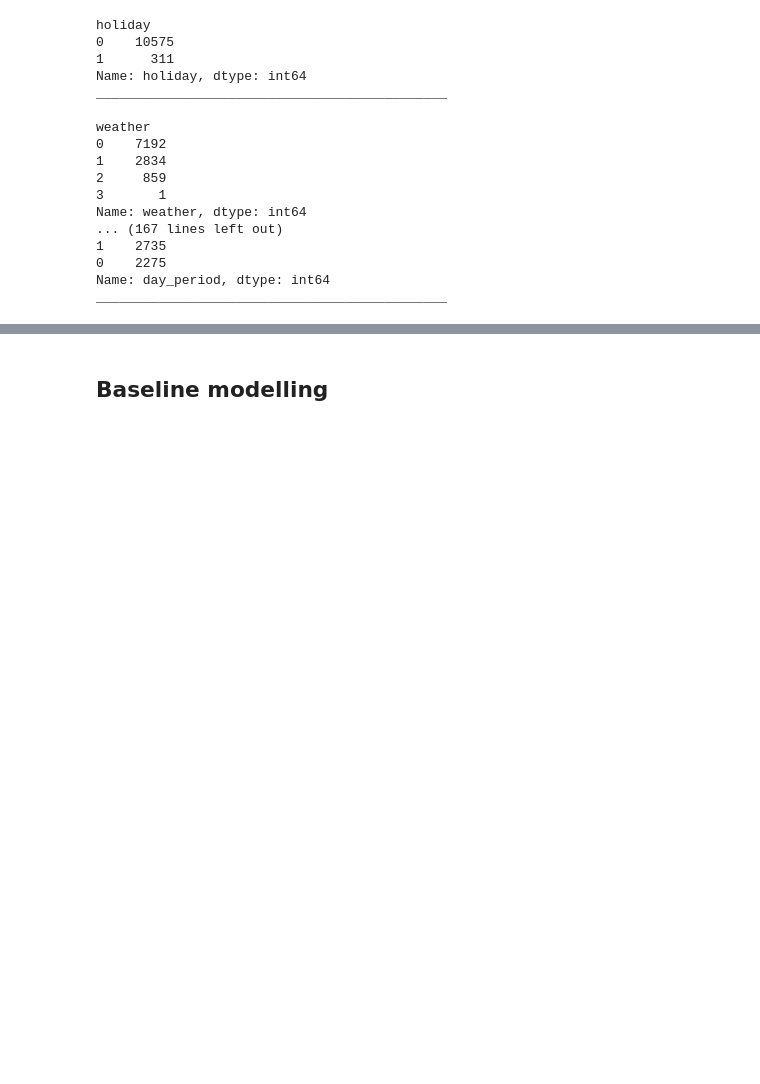
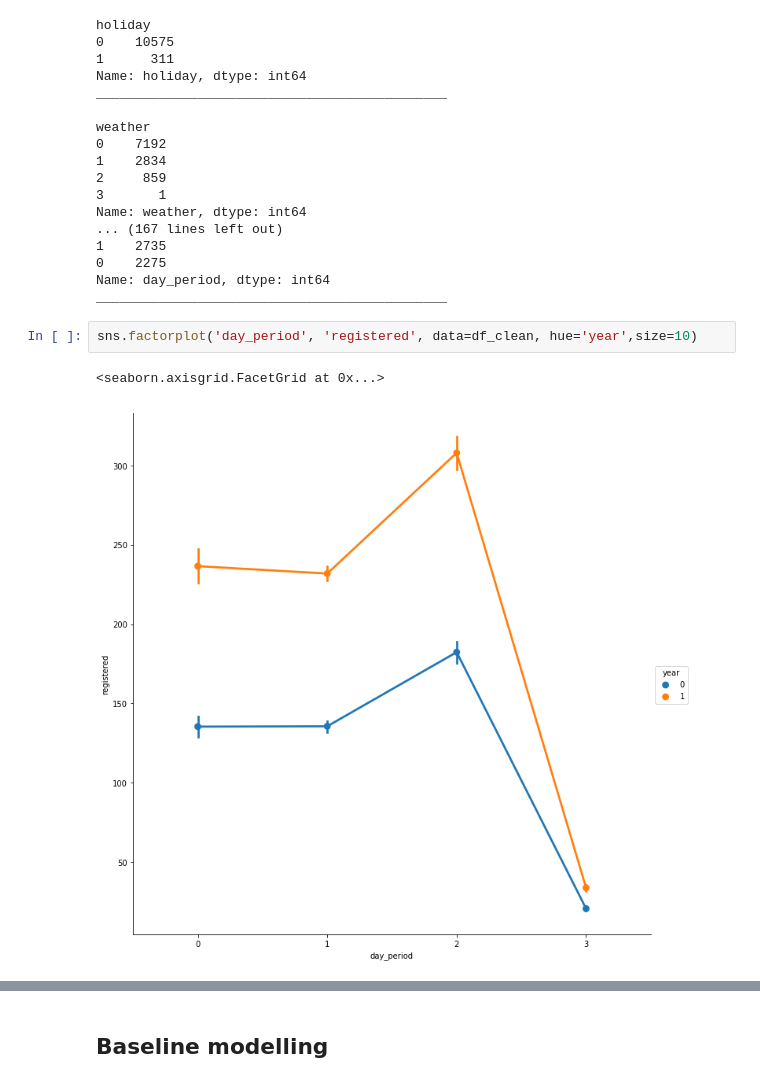
Before and after one commit to rojaster/sfml, a Jupyter notebook: hw04/lesson_04_homework/regression-skillfactory-hw.ipynb, the cells around one changed output, grey strips where cells are left out. Drawn from its saved outputs; the diff is of its cells as text; blank space fills up the shorter version.

```diff
--- a/hw04/lesson_04_homework/regression-skillfactory-hw.ipynb
+++ b/hw04/lesson_04_homework/regression-skillfactory-hw.ipynb
@@ -428,6 +465,11 @@ Name: weather, dtype: int64
 0    2275
 Name: day_period, dtype: int64
 _____________________________________________
+# %%
+sns.factorplot('day_period', 'registered', data=df_clean, hue='year',size=10)
+# %% [output]
+<seaborn.axisgrid.FacetGrid at 0x...>
+[figure, added]
 # %%
 df_clean.sample(n=10)
 # %% [output]
```
Also changed, not shown: parts of 18 cells of this notebook, 4 other files.
